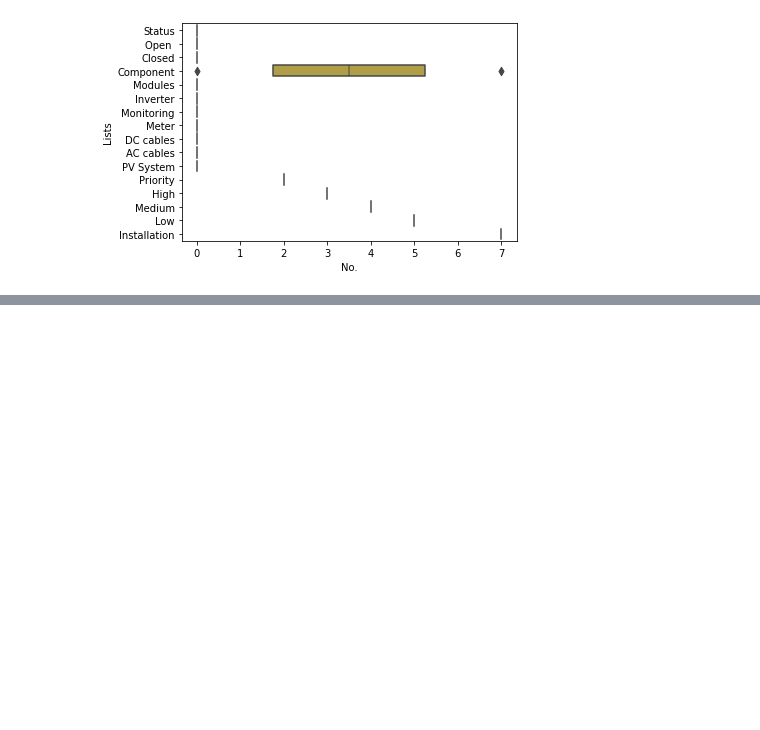
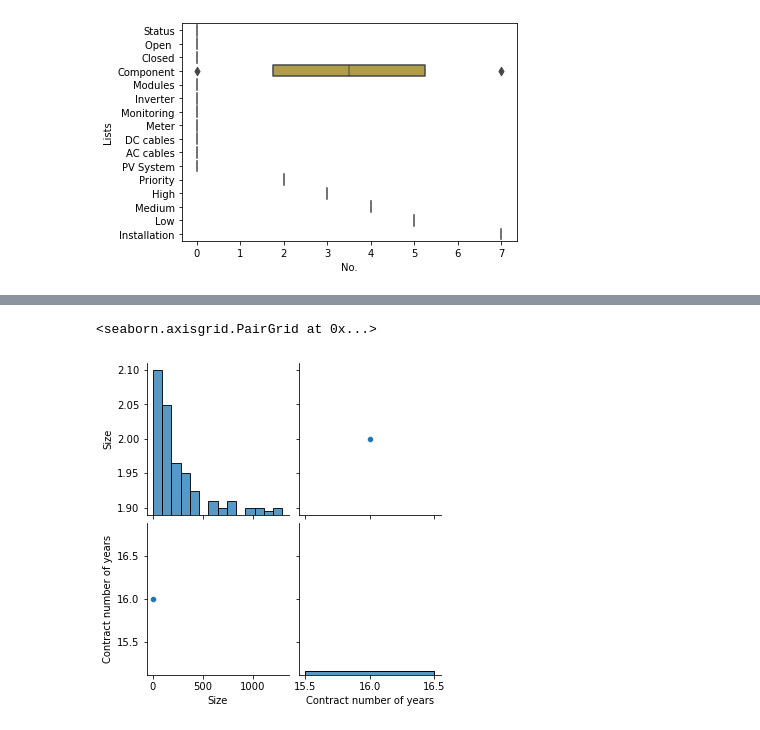
Before and after one commit to ahmadasd1234/Emergent-Energy, a Jupyter notebook: iX internship.ipynb, the cells around one changed output, grey strips where cells are left out. Cells and saved outputs as stored; diff of their text form; code cells hidden in the pictures; blank space fills up the shorter version.

```diff
--- a/iX internship.ipynb
+++ b/iX internship.ipynb
@@ -143,4 +143,4 @@ sns.boxenplot("No." , "Lists" , data = df)
 <AxesSubplot:xlabel='No.', ylabel='Lists'>
 [figure]
 # %%
-sns.axes_style
+df1 = pd.read_excel('/Users/ahmadasdo/Library/Containers/com.microsoft.Excel/Data/Downloads/Book (2).xlsx')
@@ -146,0 +179,5 @@ sns.axes_style
+# %%
+sns.pairplot(df1)
+# %% [output]
+<seaborn.axisgrid.PairGrid at 0x...>
+[figure, added]
```
Also changed, not shown: parts of 12 cells of this notebook.
